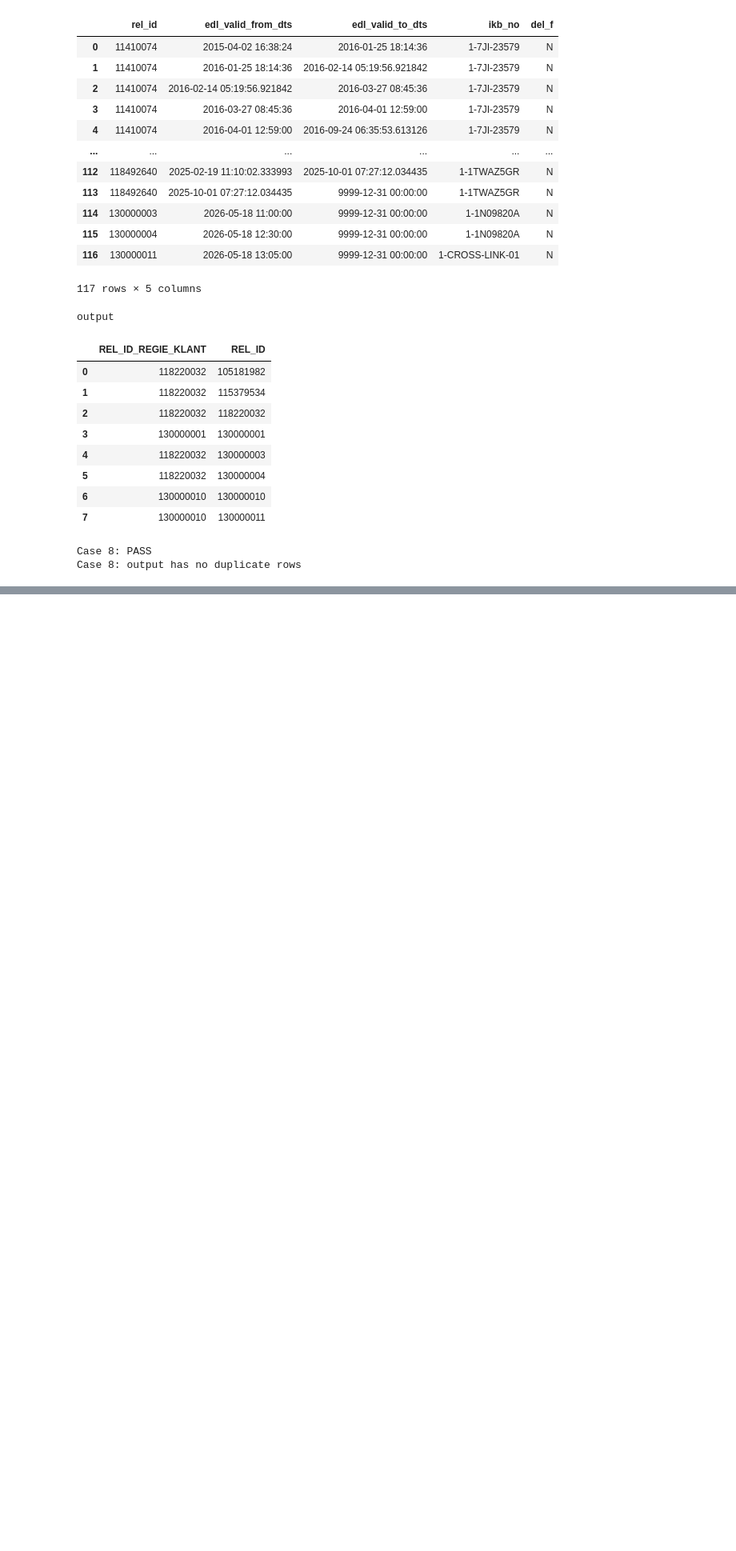
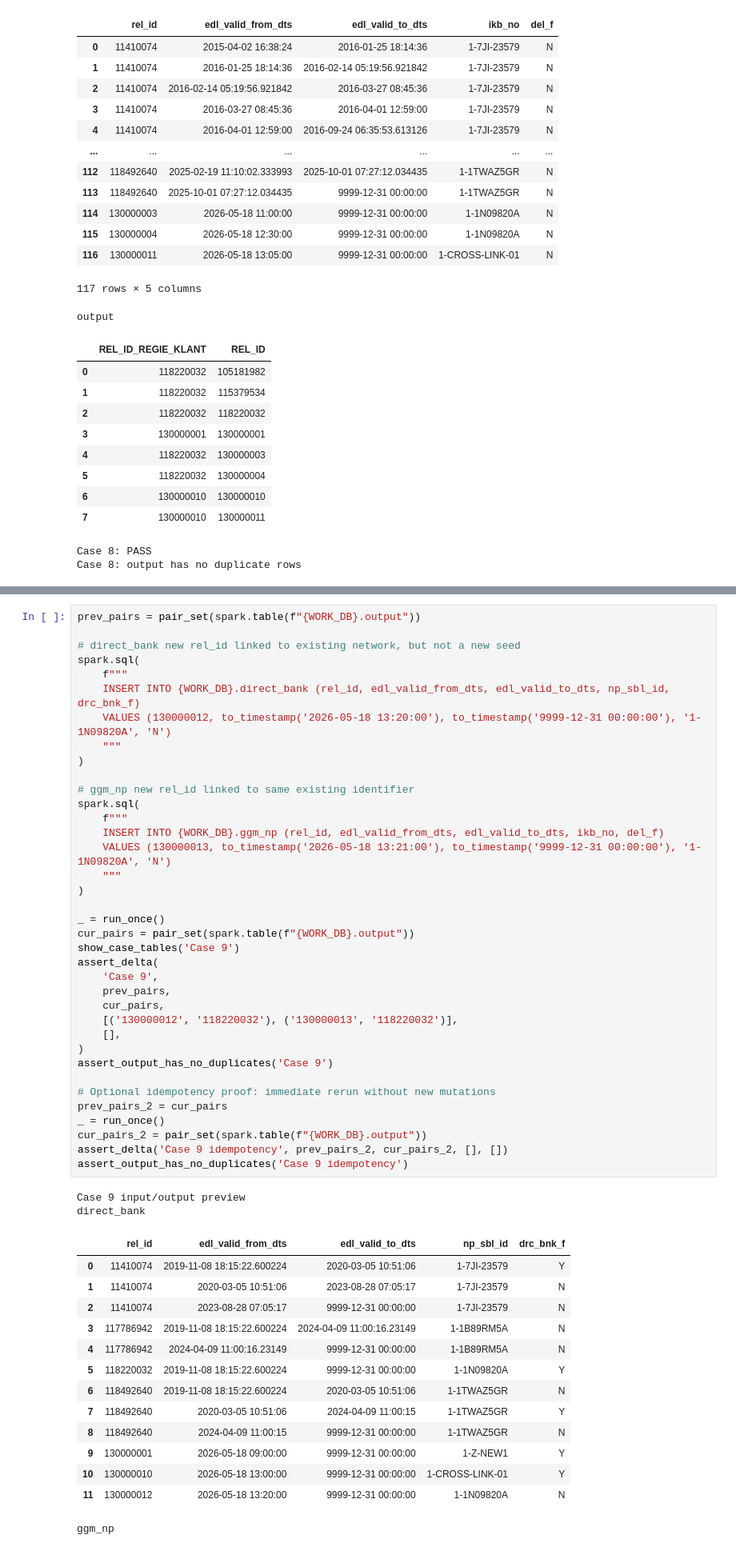
Before and after one commit to jenniffer-guerrero/spark_dbt_agents, a Jupyter notebook: notebooks/siebel_id_test.ipynb, the cells around one changed output, grey strips where cells are left out. Shown at 80% size. Cells and saved outputs as stored; diff of their text form; blank space fills up the shorter version.

```diff
--- a/notebooks/siebel_id_test.ipynb
+++ b/notebooks/siebel_id_test.ipynb
@@ -787,0 +811,54 @@ Case 8: output has no duplicate rows
+# %%
+prev_pairs = pair_set(spark.table(f"{WORK_DB}.output"))
+
+# direct_bank new rel_id linked to existing network, but not a new seed
+spark.sql(
+    f"""
+    INSERT INTO {WORK_DB}.direct_bank (rel_id, edl_valid_from_dts, edl_valid_to_dts, np_sbl_id, drc_bnk_f)
+    VALUES (130000012, to_timestamp('2026-05-18 13:20:00'), to_timestamp('9999-12-31 00:00:00'), '1-1N09820A', 'N')
+    """
+)
+
+# ggm_np new rel_id linked to same existing identifier
+spark.sql(
+    f"""
+    INSERT INTO {WORK_DB}.ggm_np (rel_id, edl_valid_from_dts, edl_valid_to_dts, ikb_no, del_f)
+    VALUES (130000013, to_timestamp('2026-05-18 13:21:00'), to_timestamp('9999-12-31 00:00:00'), '1-1N09820A', 'N')
+    """
+)
+
+_ = run_once()
+cur_pairs = pair_set(spark.table(f"{WORK_DB}.output"))
+show_case_tables('Case 9')
+assert_delta(
+    'Case 9',
+    prev_pairs,
+    cur_pairs,
+    [('130000012', '118220032'), ('130000013', '118220032')],
+    [],
+)
+assert_output_has_no_duplicates('Case 9')
+
+# Optional idempotency proof: immediate rerun without new mutations
+prev_pairs_2 = cur_pairs
+_ = run_once()
+cur_pairs_2 = pair_set(spark.table(f"{WORK_DB}.output"))
+assert_delta('Case 9 idempotency', prev_pairs_2, cur_pairs_2, [], [])
+assert_output_has_no_duplicates('Case 9 idempotency')
+# %% [output]
+Case 9 input/output preview
+direct_bank
+|  | rel_id | edl_valid_from_dts | edl_valid_to_dts | np_sbl_id | drc_bnk_f |
+| 0 | 11410074 | 2019-11-08 18:15:22.600224 | 2020-03-05 10:51:06 | 1-7JI-23579 | Y |
+| 1 | 11410074 | 2020-03-05 10:51:06 | 2023-08-28 07:05:17 | 1-7JI-23579 | N |
+| 2 | 11410074 | 2023-08-28 07:05:17 | 9999-12-31 00:00:00 | 1-7JI-23579 | N |
+| 3 | 117786942 | 2019-11-08 18:15:22.600224 | 2024-04-09 11:00:16.23149 | 1-1B89RM5A | N |
+| 4 | 117786942 | 2024-04-09 11:00:16.23149 | 9999-12-31 00:00:00 | 1-1B89RM5A | N |
+| 5 | 118220032 | 2019-11-08 18:15:22.600224 | 9999-12-31 00:00:00 | 1-1N09820A | Y |
+| 6 | 118492640 | 2019-11-08 18:15:22.600224 | 2020-03-05 10:51:06 | 1-1TWAZ5GR | N |
+| 7 | 118492640 | 2020-03-05 10:51:06 | 2024-04-09 11:00:15 | 1-1TWAZ5GR | Y |
+| 8 | 118492640 | 2024-04-09 11:00:15 | 9999-12-31 00:00:00 | 1-1TWAZ5GR | N |
+| 9 | 130000001 | 2026-05-18 09:00:00 | 9999-12-31 00:00:00 | 1-Z-NEW1 | Y |
+| 10 | 130000010 | 2026-05-18 13:00:00 | 9999-12-31 00:00:00 | 1-CROSS-LINK-01 | Y |
+| 11 | 130000012 | 2026-05-18 13:20:00 | 9999-12-31 00:00:00 | 1-1N09820A | N |
+ggm_np
```
Also changed, not shown: parts of 9 cells of this notebook, 2 other files.
